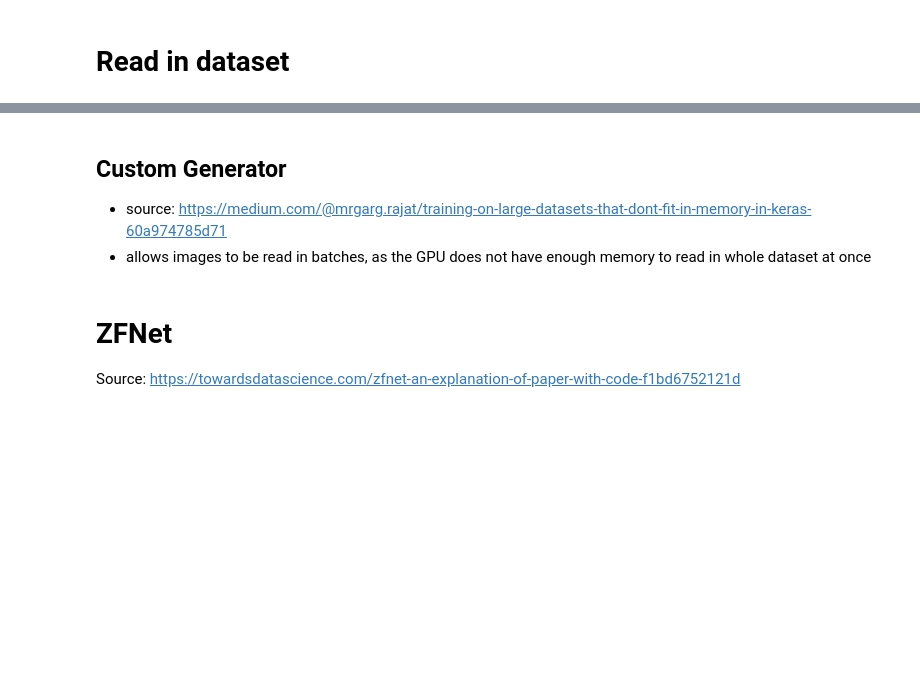
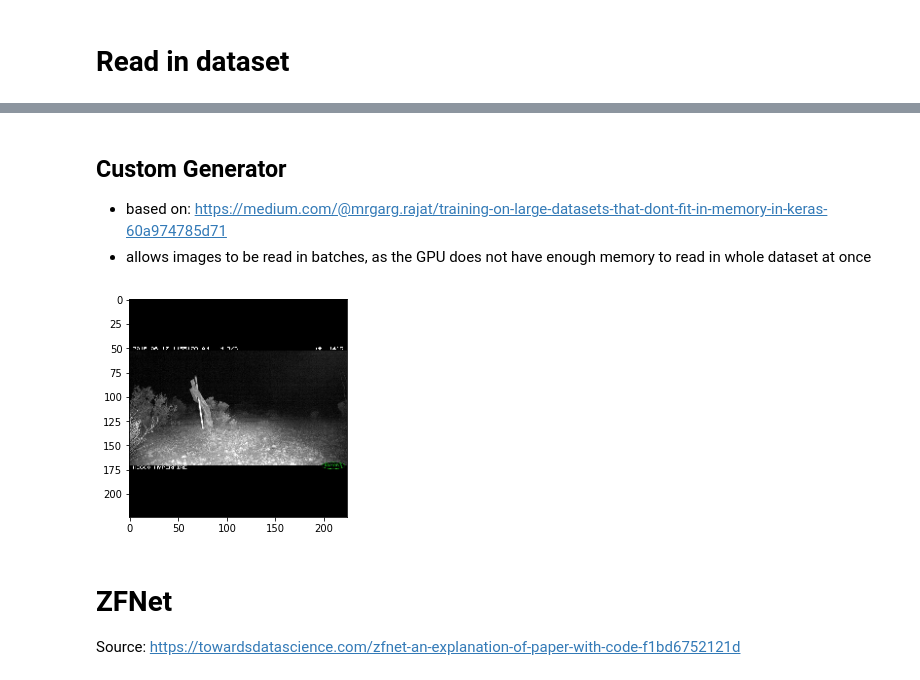
Before and after one commit to Duko99/cv_project, a Jupyter notebook: project.ipynb, the cells around one changed output, grey strips where cells are left out. Drawn from its saved outputs; the diff is of its cells as text; code cells hidden in the pictures; blank space fills up the shorter version.

```diff
--- a/project.ipynb
+++ b/project.ipynb
@@ -52,69 +70,44 @@ cuda.close()
 # %% [markdown]
 ## Custom Generator
 
-* source: https://medium.com/@mrgarg.rajat/training-on-large-datasets-that-dont-fit-in-memory-in-keras-60a974785d71
+* based on: https://medium.com/@mrgarg.rajat/training-on-large-datasets-that-dont-fit-in-memory-in-keras-60a974785d71
 * allows images to be read in batches, as the GPU does not have enough memory to read in whole dataset at once
 # %%
 class CustomGenerator(keras.utils.Sequence):
-    def __init__(self, image_filenames, labels, batch_size):
-        self.image_filenames = image_filenames
+    def __init__(self, images, labels, batch_size):
+        self.images = images
         self.labels = labels
         self.batch_size = batch_size
 
     def __len__(self):
-        return (np.ceil(len(self.image_filenames) / float(self.batch_size))).astype(np.int)
+        return (np.ceil(len(self.images) / float(self.batch_size))).astype(np.int)
 
     def __getitem__(self, idx):
-        batch_x = self.image_filenames[idx * self.batch_size : (idx+1) * self.batch_size]
+        batch_x = self.images[idx * self.batch_size : (idx+1) * self.batch_size]
         batch_y = self.labels[idx * self.batch_size : (idx+1) * self.batch_size]
 
-        # TODO: do all image pre-processing before the generator has to load them is.
-        # Not doing this is causing training to be really slow (as it has to do all pre-processing as it loads in the images)
-        desired_size = 224
-        image_list = []
-
-        for fn in batch_x:
-            im = cv2.imread('{}/data/all_images/{}'.format(os.getcwd(), fn))
-            # resize the image to conserve memory, and transform it to be square while
-            # maintaining the aspect ration (give it padding):
-            # https://jdhao.github.io/2017/11/06/resize-image-to-square-with-padding/#using-opencv
-            old_size = im.shape[:2]
-            ratio = float(desired_size)/max(old_size)
-            new_size = tuple([int(x*ratio) for x in old_size])
-            im = cv2.resize(im, (new_size[1], new_size[0]))
-
-            delta_w = desired_size - new_size[1]
-            delta_h = desired_size - new_size[0]
-            top, bottom = delta_h//2, delta_h-(delta_h//2)
-            left, right = delta_w//2, delta_w-(delta_w//2)
-
-            color = [0, 0, 0]
-            new_im = cv2.copyMakeBorder(im, top, bottom, left, right, cv2.BORDER_CONSTANT, value=color)
-            new_im_np_arr = np.asarray(new_im) / 255.0 # convert to numpy array and normalize
-            image_list.append(new_im_np_arr)
-
-        # convert list of numpy arrays to numpy array of numpy arrays
-        # https://stackoverflow.com/a/27516930/6476994
-        image_list = np.stack(image_list, axis = 0)
-
-        return image_list, np.array(batch_y)
+        return batch_x, np.array(batch_y)
 # %%
 batch_size = 128
 
 num_len_train = int(0.8 * len(training_images))
 
 ttraining_images = training_images[:num_len_train]
 ttraining_labels = training_labels[:num_len_train]
 
 valid_images = training_images[num_len_train:]
 valid_labels = training_labels[num_len_train:]
 
 training_images = ttraining_images
 training_labels = ttraining_labels
 
-# `training_images` and `test_images` will correspond to filenames if `only_read_image_filenames` is set to true
+displayImage(training_images[0])
+
+# `training_images` and `test_images` will correspond to filenames if `using_batch_generator` is set to true
 training_batch_generator = CustomGenerator(training_images, training_labels, batch_size)
 validation_batch_generator = CustomGenerator(valid_images, valid_labels, batch_size)
+# %% [output]
+[figure, added]
 # %% [markdown]
 # ZFNet
 
```
Also changed, not shown: parts of 7 cells of this notebook, 1 other file.
